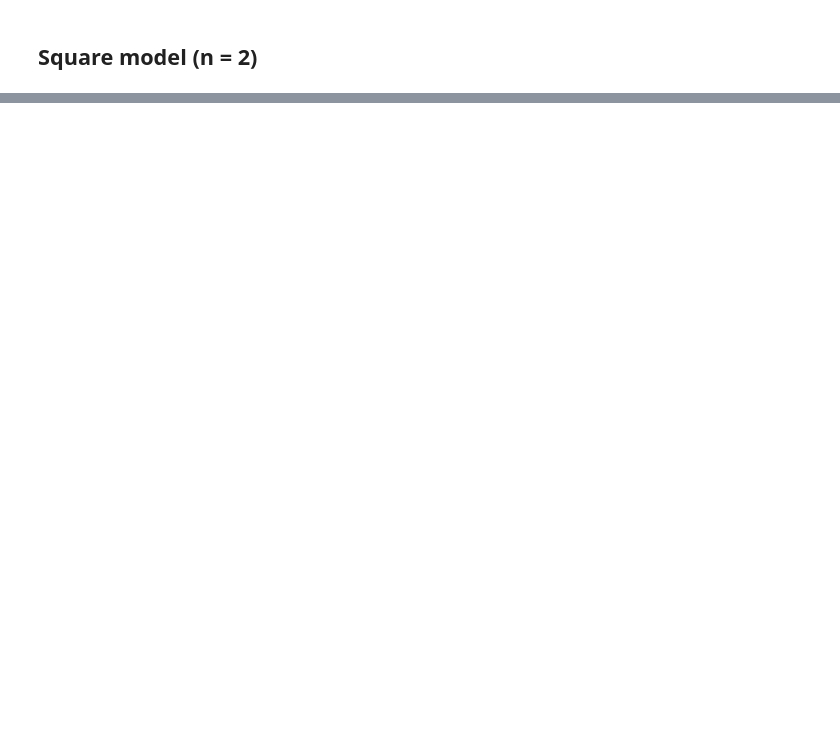
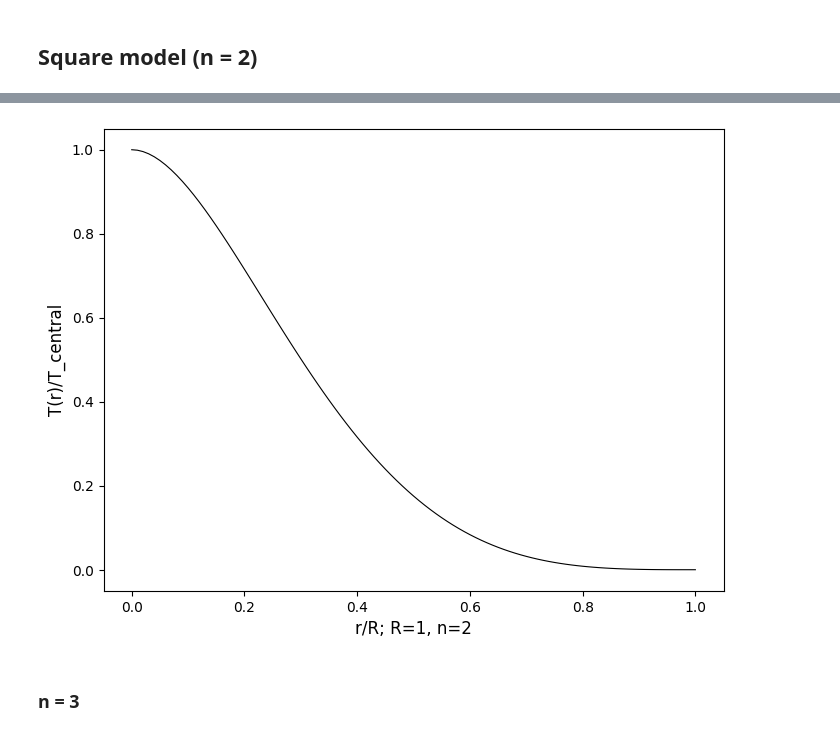
Before and after one commit to ASTR0MNSTR/univ_codes, a Jupyter notebook: 2025_2026/semester_02/inner_stars/zadanie/zad2.ipynb, the cells around one changed output, grey strips where cells are left out. Cells and saved outputs as stored; diff of their text form; code cells hidden in the pictures; blank space fills up the shorter version.

```diff
--- a/2025_2026/semester_02/inner_stars/zadanie/zad2.ipynb
+++ b/2025_2026/semester_02/inner_stars/zadanie/zad2.ipynb
@@ -117,0 +130,11 @@ plt.show()
+# %%
+temperature = (1 / 13) * (13 - 150*x**2 + 350*x**3 - 345*x**4 + 162*x**5 - 30*x**6)
+
+fig, ax = plt.subplots(figsize=(8, 6))
+ax.plot(x, temperature, lw=0.8, color='black')
+ax.set_xlabel('r/R; R=1, n=2', fontsize=12)
+ax.set_ylabel('T(r)/T_central', fontsize=12)
+
+plt.show()
+# %% [output]
+[figure, added]
@@ -117,0 +145,2 @@ plt.show()
+# %% [markdown]
+### n = 3
```
Also changed, not shown: parts of 10 cells of this notebook.
